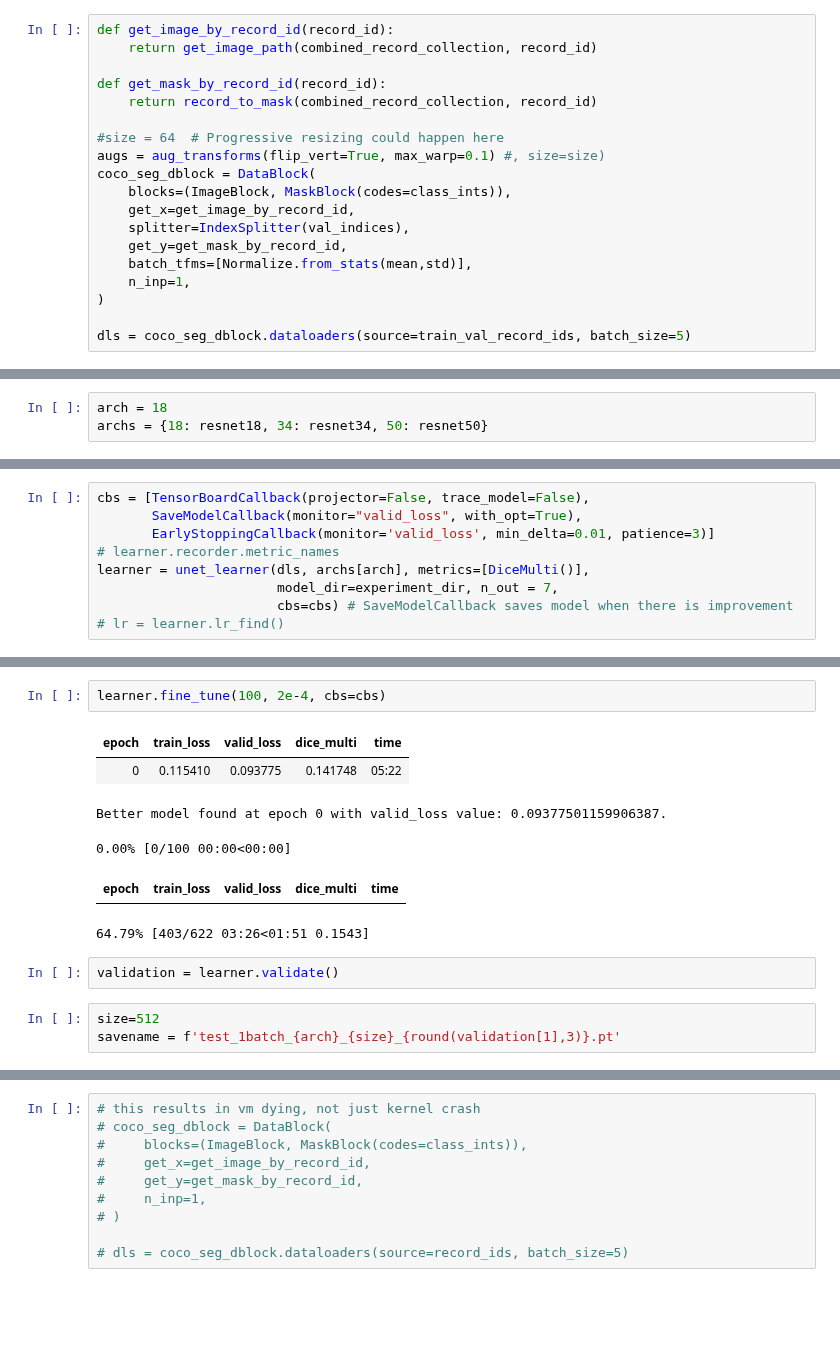
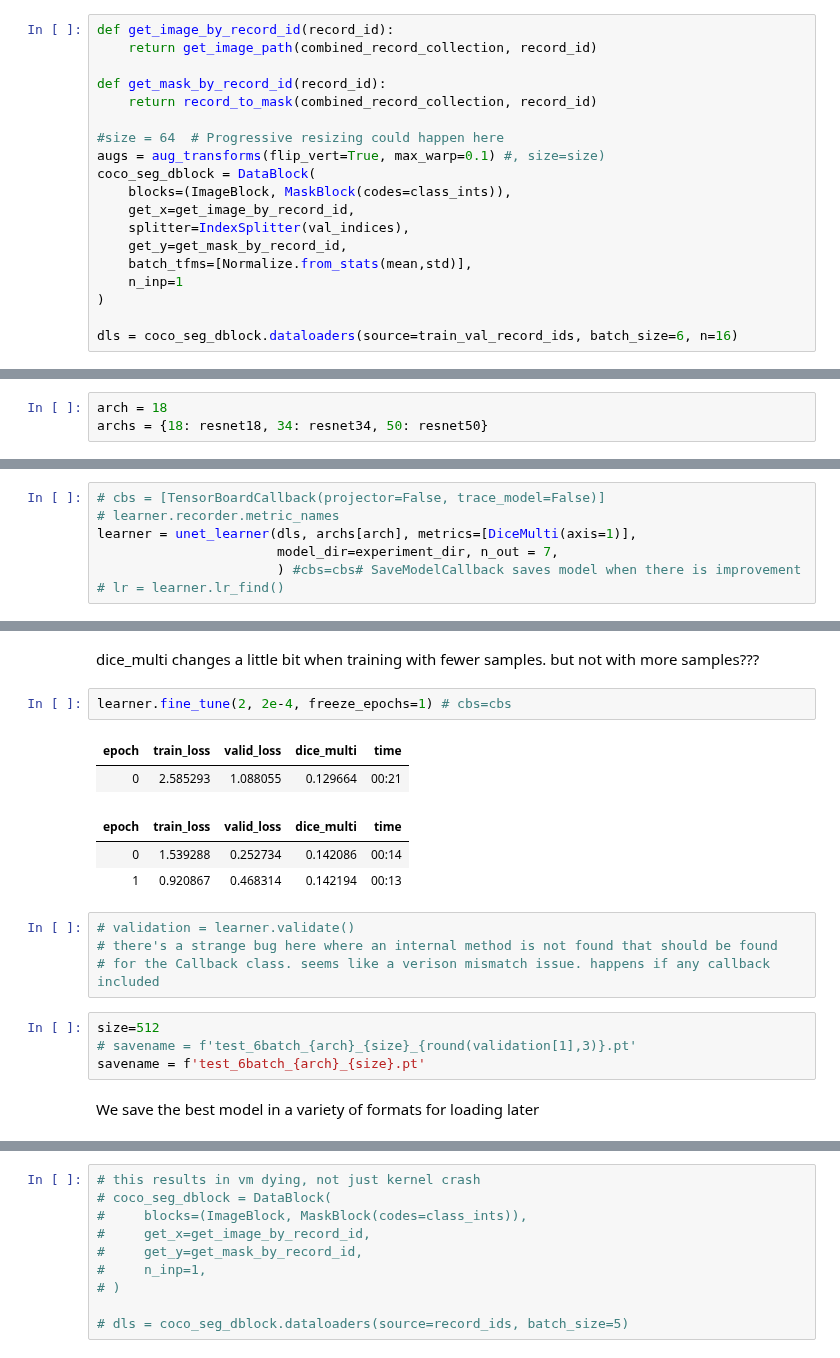
Before and after one commit to SkyTruth/cerulean-ml, a Jupyter notebook: notebooks/fastai2_unet_trainer_cv2.ipynb, the cells around one changed output, grey strips where cells are left out. Saved outputs shown, nothing was run; the diff lists cells and outputs as text; blank space fills up the shorter version.

```diff
--- a/notebooks/fastai2_unet_trainer_cv2.ipynb
+++ b/notebooks/fastai2_unet_trainer_cv2.ipynb
@@ -113,10 +114,10 @@ coco_seg_dblock = DataBlock(
     splitter=IndexSplitter(val_indices),
     get_y=get_mask_by_record_id,
     batch_tfms=[Normalize.from_stats(mean,std)],
-    n_inp=1,
+    n_inp=1
 )
 
-dls = coco_seg_dblock.dataloaders(source=train_val_record_ids, batch_size=5)
+dls = coco_seg_dblock.dataloaders(source=train_val_record_ids, batch_size=6, n=16)
 # %% [markdown]
 ### Fastai2 Trainer
 # %%
@@ -130,11 +141,9 @@ archs = {18: resnet18, 34: resnet34, 50: resnet50}
 # %%
-cbs = [TensorBoardCallback(projector=False, trace_model=False),
-       SaveModelCallback(monitor="valid_loss", with_opt=True),
-       EarlyStoppingCallback(monitor='valid_loss', min_delta=0.01, patience=3)]
+# cbs = [TensorBoardCallback(projector=False, trace_model=False)]
 # learner.recorder.metric_names
-learner = unet_learner(dls, archs[arch], metrics=[DiceMulti()],
+learner = unet_learner(dls, archs[arch], metrics=[DiceMulti(axis=1)],
                        model_dir=experiment_dir, n_out = 7,
-                       cbs=cbs) # SaveModelCallback saves model when there is improvement
+                       ) #cbs=cbs# SaveModelCallback saves model when there is improvement
 # lr = learner.lr_find()
 # %%
 # lr
@@ -143,16 +150,22 @@ SuggestedLRs(valley=0.0002754228771664202)
+# %% [markdown]
+dice_multi changes a little bit when training with fewer samples. but not with more samples???
 # %%
-learner.fine_tune(100, 2e-4, cbs=cbs)
+learner.fine_tune(2, 2e-4, freeze_epochs=1) # cbs=cbs
 # %% [output]
 | epoch | train_loss | valid_loss | dice_multi | time |
-| 0 | 0.115410 | 0.093775 | 0.141748 | 05:22 |
+| 0 | 2.585293 | 1.088055 | 0.129664 | 00:21 |
-Better model found at epoch 0 with valid_loss value: 0.09377501159906387.
-0.00% [0/100 00:00<00:00]
 | epoch | train_loss | valid_loss | dice_multi | time |
+| 0 | 1.539288 | 0.252734 | 0.142086 | 00:14 |
+| 1 | 0.920867 | 0.468314 | 0.142194 | 00:13 |
-64.79% [403/622 03:26<01:51 0.1543]
-# %%
-validation = learner.validate()
+# %%
+# validation = learner.validate()
+# there's a strange bug here where an internal method is not found that should be found
+# for the Callback class. seems like a verison mismatch issue. happens if any callback included
 # %%
 size=512
-savename = f'test_1batch_{arch}_{size}_{round(validation[1],3)}.pt'
+# savename = f'test_6batch_{arch}_{size}_{round(validation[1],3)}.pt'
+savename = f'test_6batch_{arch}_{size}.pt'
+# %% [markdown]
+We save the best model in a variety of formats for loading later
 # %%
 from ceruleanml.inference import save_fastai_model_state_dict_and_tracing, load_tracing_model, test_tracing_model_one_batch, logits_to_classes
```
Also changed, not shown: parts of 26 cells of this notebook.
